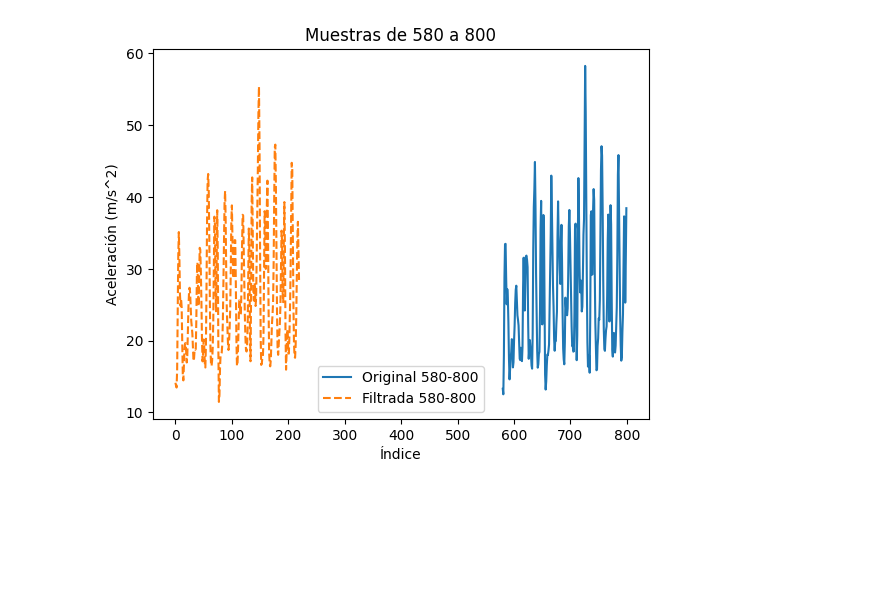
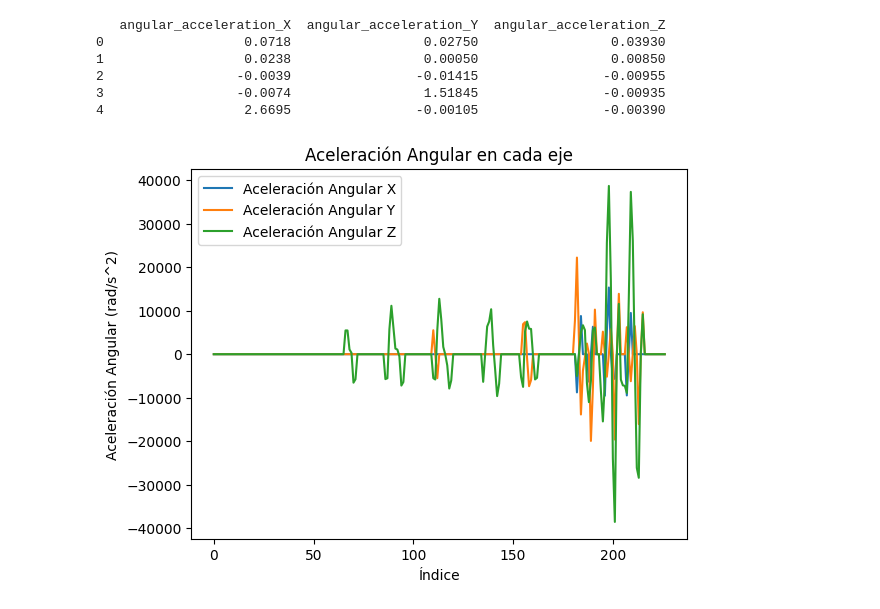
Before and after one commit to gcrisafio/PDS, a Jupyter notebook: VO2Max/Acelerometro_v2.ipynb, the cells around one changed output. Saved outputs shown, nothing was run; the diff lists cells and outputs as text; code cells hidden in the pictures; blank space fills up the shorter version.

```diff
--- a/VO2Max/Acelerometro_v2.ipynb
+++ b/VO2Max/Acelerometro_v2.ipynb
@@ -190,14 +83,0 @@ plt.show()
-# %%
-
-
-# Mostrar las muestras de 580 a 800
-plt.figure()
-plt.plot(acceleration_module[580:800], label='Original 580-800')
-plt.plot(filtered_acceleration[580:800], label='Filtrada 580-800', linestyle='--')
-plt.xlabel('Índice')
-plt.ylabel('Aceleración (m/s^2)')
-plt.title('Muestras de 580 a 800')
-plt.legend()
-plt.show()
-# %% [output]
-[figure, removed]
@@ -221,0 +84,34 @@ falta agregar cero padding en nfft (parametro de Welch)
+# %%
+# Calcular la derivada de cada eje para obtener la aceleración angular
+angular_acceleration_X = np.gradient(X['X'], edge_order=2)
+angular_acceleration_Y = np.gradient(Y['Y'], edge_order=2)
+angular_acceleration_Z = np.gradient(Z['Z'], edge_order=2)
+
+# Crear un DataFrame con las aceleraciones angulares
+angular_acceleration_df = pd.DataFrame({
+    'angular_acceleration_X': angular_acceleration_X,
+    'angular_acceleration_Y': angular_acceleration_Y,
+    'angular_acceleration_Z': angular_acceleration_Z
+})
+
+# Mostrar las primeras filas del DataFrame para verificar los datos
+print(angular_acceleration_df.head())
+
+# Graficar las aceleraciones angulares
+plt.figure()
+plt.plot(angular_acceleration_df['angular_acceleration_X'], label='Aceleración Angular X')
+plt.plot(angular_acceleration_df['angular_acceleration_Y'], label='Aceleración Angular Y')
+plt.plot(angular_acceleration_df['angular_acceleration_Z'], label='Aceleración Angular Z')
+plt.xlabel('Índice')
+plt.ylabel('Aceleración Angular (rad/s^2)')
+plt.title('Aceleración Angular en cada eje')
+plt.legend()
+plt.show()
+# %% [output]
+   angular_acceleration_X  angular_acceleration_Y  angular_acceleration_Z
+0                  0.0718                 0.02750                 0.03930
+1                  0.0238                 0.00050                 0.00850
+2                 -0.0039                -0.01415                -0.00955
+3                 -0.0074                 1.51845                -0.00935
+4                  2.6695                -0.00105                -0.00390
+[figure, added]
```
Also changed, not shown: parts of 20 cells of this notebook.
